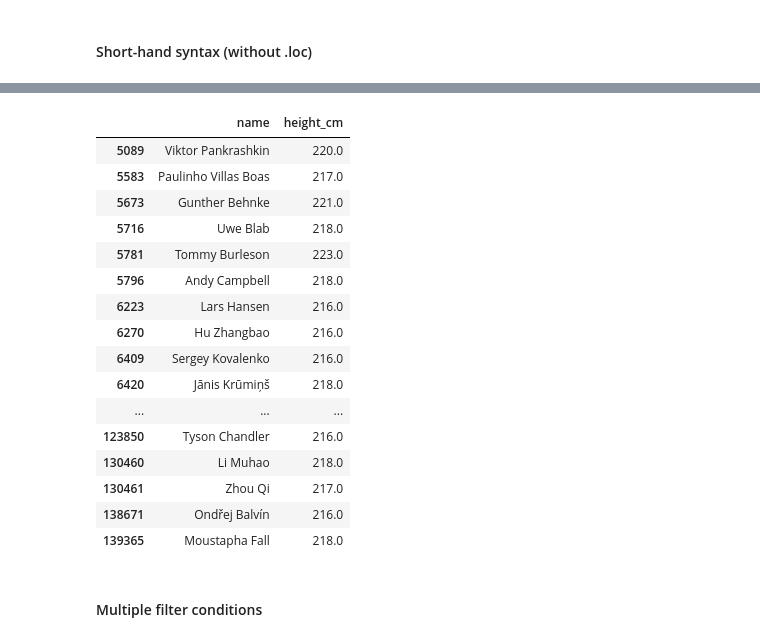
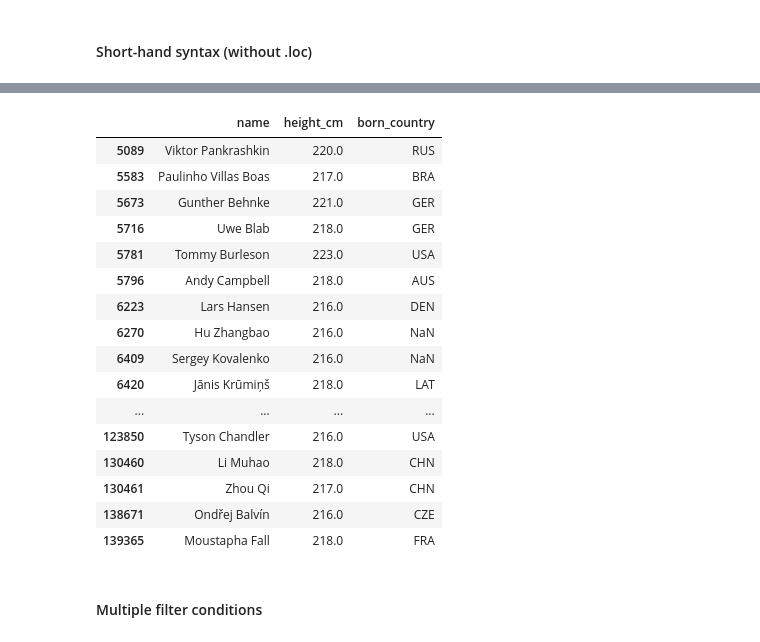
Before and after one commit to Opradyus/complete-pandas-tutorial-keith-galli, a Jupyter notebook: tutorial.ipynb, the cells around one changed output, grey strips where cells are left out. Cells and saved outputs as stored; diff of their text form; code cells hidden in the pictures.

```diff
--- a/tutorial.ipynb
+++ b/tutorial.ipynb
@@ -393,23 +480,23 @@ bios.loc[bios["height_cm"] > 215, ["name", "height_cm"]]
 # %%
-bios[bios['height_cm'] > 215][["name","height_cm"]]
+bios[bios['height_cm'] > 215][["name","height_cm","born_country"]]
 # %% [output]
-|  | name | height_cm |
-| 5089 | Viktor Pankrashkin | 220.0 |
-| 5583 | Paulinho Villas Boas | 217.0 |
-| 5673 | Gunther Behnke | 221.0 |
-| 5716 | Uwe Blab | 218.0 |
-| 5781 | Tommy Burleson | 223.0 |
-| 5796 | Andy Campbell | 218.0 |
-| 6223 | Lars Hansen | 216.0 |
-| 6270 | Hu Zhangbao | 216.0 |
-| 6409 | Sergey Kovalenko | 216.0 |
-| 6420 | Jānis Krūmiņš | 218.0 |
-| ... | ... | ... |
-| 123850 | Tyson Chandler | 216.0 |
-| 130460 | Li Muhao | 218.0 |
-| 130461 | Zhou Qi | 217.0 |
-| 138671 | Ondřej Balvín | 216.0 |
-| 139365 | Moustapha Fall | 218.0 |
+|  | name | height_cm | born_country |
+| 5089 | Viktor Pankrashkin | 220.0 | RUS |
+| 5583 | Paulinho Villas Boas | 217.0 | BRA |
+| 5673 | Gunther Behnke | 221.0 | GER |
+| 5716 | Uwe Blab | 218.0 | GER |
+| 5781 | Tommy Burleson | 223.0 | USA |
+| 5796 | Andy Campbell | 218.0 | AUS |
+| 6223 | Lars Hansen | 216.0 | DEN |
+| 6270 | Hu Zhangbao | 216.0 | NaN |
+| 6409 | Sergey Kovalenko | 216.0 | NaN |
+| 6420 | Jānis Krūmiņš | 218.0 | LAT |
+| ... | ... | ... | ... |
+| 123850 | Tyson Chandler | 216.0 | USA |
+| 130460 | Li Muhao | 218.0 | CHN |
+| 130461 | Zhou Qi | 217.0 | CHN |
+| 138671 | Ondřej Balvín | 216.0 | CZE |
+| 139365 | Moustapha Fall | 218.0 | FRA |
 # %% [markdown]
 #### Multiple filter conditions
 # %%
```
Also changed, not shown: parts of 21 cells of this notebook, 2 other files.
